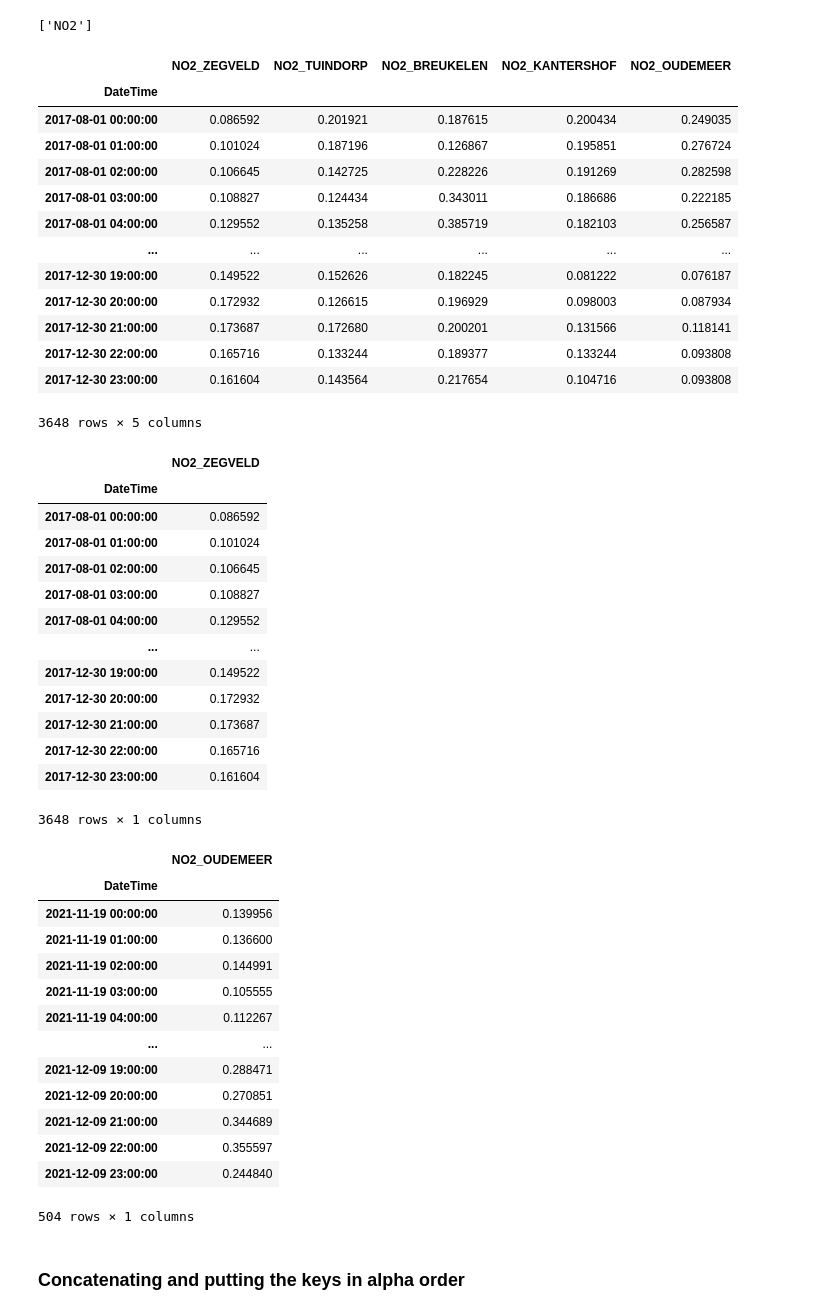
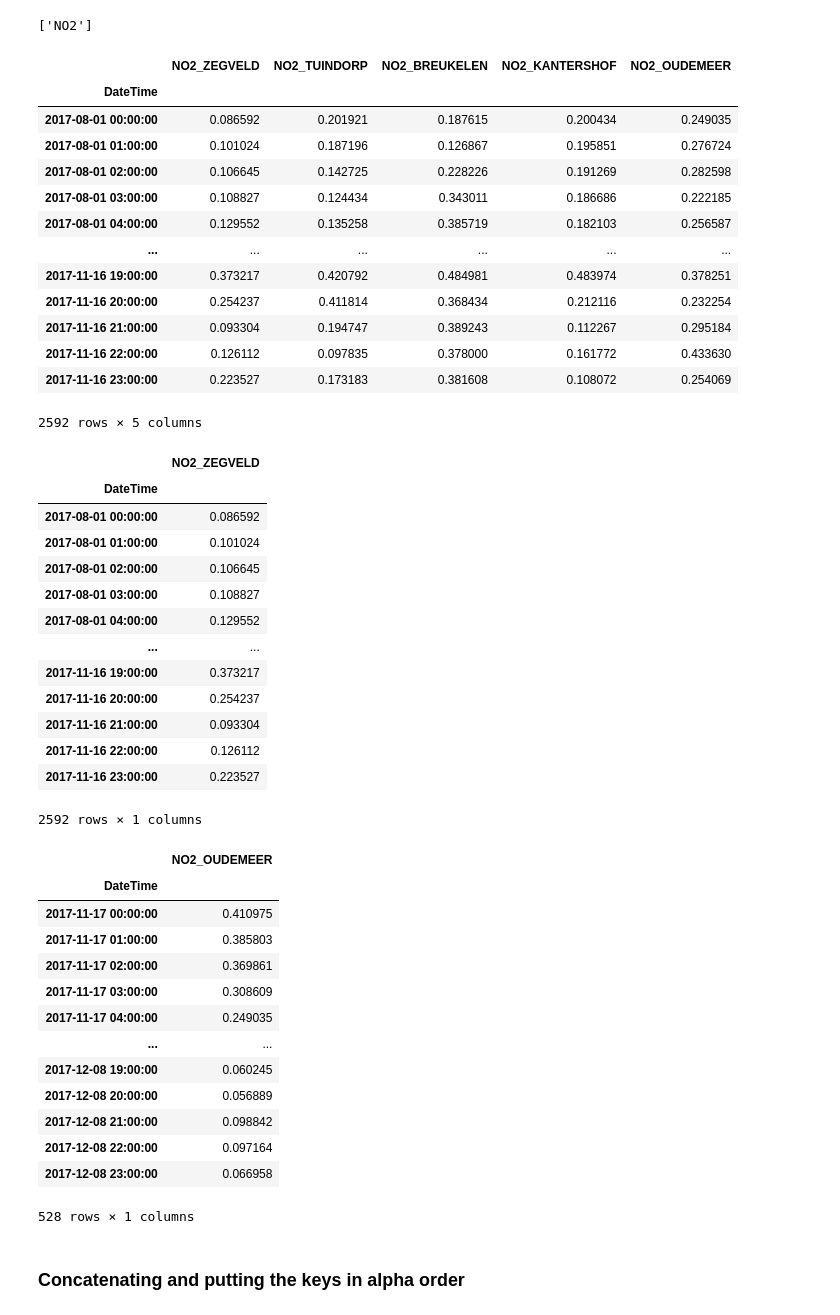
Before and after one commit to CodingMonkey17/forecasting_smog_PEML, a Jupyter notebook: src/preprocess_multi.ipynb, the cells around one changed output. Saved outputs shown, nothing was run; the diff lists cells and outputs as text; code cells hidden in the pictures.

```diff
--- a/src/preprocess_multi.ipynb
+++ b/src/preprocess_multi.ipynb
@@ -100,8 +100,9 @@ pollutants = ['NO2'] # adjustable for 'NO2', 'PM10', 'PM25', 'O3'
 selected_weather = ['T', 'TD', 'DD', 'FH', 'P', 'SQ', 'FF', 'FX'] # features selected from corr matrix, plus 'FF' and 'FX'
 
 # Define the years for the dataset
-years = [2017, 2018, 2020, 2021, 2022, 2023] # adjustable for 2017, 2018, 2020, 2021, 2022, 2023
+# years = [2017, 2018, 2020, 2021, 2022, 2023] # adjustable for 2017, 2018, 2020, 2021, 2022, 2023
 # years = [2017]
+years = [2017, 2018, 2020]
 
 # At multiple locations, a sys.exit() can be used to halt the script
 
@@ -500,8 +494,7 @@ def find_constant_runs(series, min_length=12):
 
     return runs
 
-# Years to analyze
-years = [2017, 2018, 2020, 2021, 2022, 2023]  # Excluding 2016, 2019 as mentioned
+
 
 # Run the analysis
 analysis_results = check_missing_data(years)
@@ -1433,12 +1337,12 @@ frames_dict_u[2017]['train']['NO2']
 | 2017-08-01 03:00:00 | 0.108827 | 0.124434 | 0.343011 | 0.186686 | 0.222185 |
 | 2017-08-01 04:00:00 | 0.129552 | 0.135258 | 0.385719 | 0.182103 | 0.256587 |
 | ... | ... | ... | ... | ... | ... |
-| 2017-12-30 19:00:00 | 0.149522 | 0.152626 | 0.182245 | 0.081222 | 0.076187 |
-| 2017-12-30 20:00:00 | 0.172932 | 0.126615 | 0.196929 | 0.098003 | 0.087934 |
-| 2017-12-30 21:00:00 | 0.173687 | 0.172680 | 0.200201 | 0.131566 | 0.118141 |
-| 2017-12-30 22:00:00 | 0.165716 | 0.133244 | 0.189377 | 0.133244 | 0.093808 |
-| 2017-12-30 23:00:00 | 0.161604 | 0.143564 | 0.217654 | 0.104716 | 0.093808 |
+| 2017-11-16 19:00:00 | 0.373217 | 0.420792 | 0.484981 | 0.483974 | 0.378251 |
+| 2017-11-16 20:00:00 | 0.254237 | 0.411814 | 0.368434 | 0.212116 | 0.232254 |
+| 2017-11-16 21:00:00 | 0.093304 | 0.194747 | 0.389243 | 0.112267 | 0.295184 |
+| 2017-11-16 22:00:00 | 0.126112 | 0.097835 | 0.378000 | 0.161772 | 0.433630 |
+| 2017-11-16 23:00:00 | 0.223527 | 0.173183 | 0.381608 | 0.108072 | 0.254069 |
-3648 rows × 5 columns
+2592 rows × 5 columns
 # %%
 for year, splits in frames_dict_u.items():
     for split, keys in splits.items():
@@ -1459,29 +1363,29 @@ frames_dict_u[2017]['train']['NO2_ZEGVELD']  # Example of accessing the new key
 | 2017-08-01 03:00:00 | 0.108827 |
 | 2017-08-01 04:00:00 | 0.129552 |
 | ... | ... |
-| 2017-12-30 19:00:00 | 0.149522 |
-| 2017-12-30 20:00:00 | 0.172932 |
-| 2017-12-30 21:00:00 | 0.173687 |
-| 2017-12-30 22:00:00 | 0.165716 |
-| 2017-12-30 23:00:00 | 0.161604 |
+| 2017-11-16 19:00:00 | 0.373217 |
+| 2017-11-16 20:00:00 | 0.254237 |
+| 2017-11-16 21:00:00 | 0.093304 |
+| 2017-11-16 22:00:00 | 0.126112 |
+| 2017-11-16 23:00:00 | 0.223527 |
-3648 rows × 1 columns
+2592 rows × 1 columns
 # %%
-frames_dict_u[2021]['val']['NO2_OUDEMEER']
+frames_dict_u[2017]['val']['NO2_OUDEMEER']
 # %% [output]
 |  | NO2_OUDEMEER |
 | DateTime |  |
-| 2021-11-19 00:00:00 | 0.139956 |
-| 2021-11-19 01:00:00 | 0.136600 |
-| 2021-11-19 02:00:00 | 0.144991 |
-| 2021-11-19 03:00:00 | 0.105555 |
-| 2021-11-19 04:00:00 | 0.112267 |
+| 2017-11-17 00:00:00 | 0.410975 |
+| 2017-11-17 01:00:00 | 0.385803 |
+| 2017-11-17 02:00:00 | 0.369861 |
+| 2017-11-17 03:00:00 | 0.308609 |
+| 2017-11-17 04:00:00 | 0.249035 |
 | ... | ... |
-| 2021-12-09 19:00:00 | 0.288471 |
-| 2021-12-09 20:00:00 | 0.270851 |
-| 2021-12-09 21:00:00 | 0.344689 |
-| 2021-12-09 22:00:00 | 0.355597 |
-| 2021-12-09 23:00:00 | 0.244840 |
+| 2017-12-08 19:00:00 | 0.060245 |
+| 2017-12-08 20:00:00 | 0.056889 |
+| 2017-12-08 21:00:00 | 0.098842 |
+| 2017-12-08 22:00:00 | 0.097164 |
+| 2017-12-08 23:00:00 | 0.066958 |
-504 rows × 1 columns
+528 rows × 1 columns
 # %% [markdown]
 ### Concatenating and putting the keys in alpha order
 # %%
```
Also changed, not shown: parts of 33 cells of this notebook, 28 other files.
